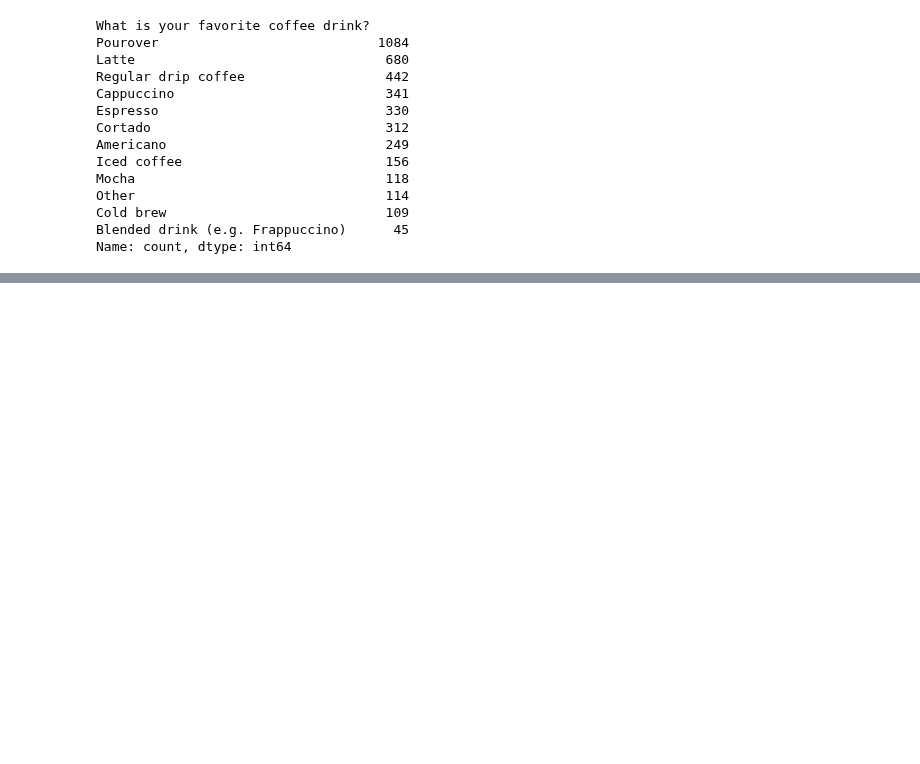
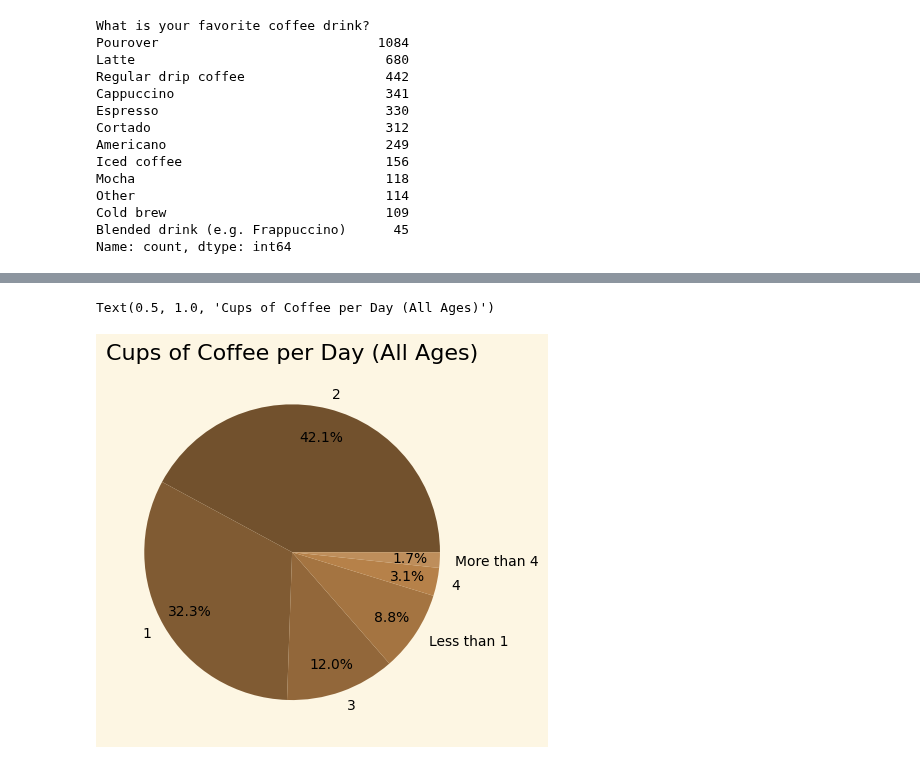
Before and after one commit to peterjungers/coffee_survey, a Jupyter notebook: coffee_survey.ipynb, the cells around one changed output, grey strips where cells are left out. Saved outputs shown, nothing was run; the diff lists cells and outputs as text; code cells hidden in the pictures; blank space fills up the shorter version.

```diff
--- a/coffee_survey.ipynb
+++ b/coffee_survey.ipynb
@@ -127,0 +197,15 @@ Text(0.5, 1.0, 'Preferred Coffee Drink Type')
+# %%
+cups_all = (df["How many cups of coffee do you typically drink per day?"].value_counts())
+
+plt.pie(cups_all,
+        labels=cups_all.index,
+        autopct="%1.1f%%",
+        pctdistance=.8,
+        colors=colors)
+
+plt.title("Cups of Coffee per Day (All Ages)")
+
+# plt.savefig("age.png")
+# %% [output]
+Text(0.5, 1.0, 'Cups of Coffee per Day (All Ages)')
+[figure, added]
```
Also changed, not shown: parts of 10 cells of this notebook.
